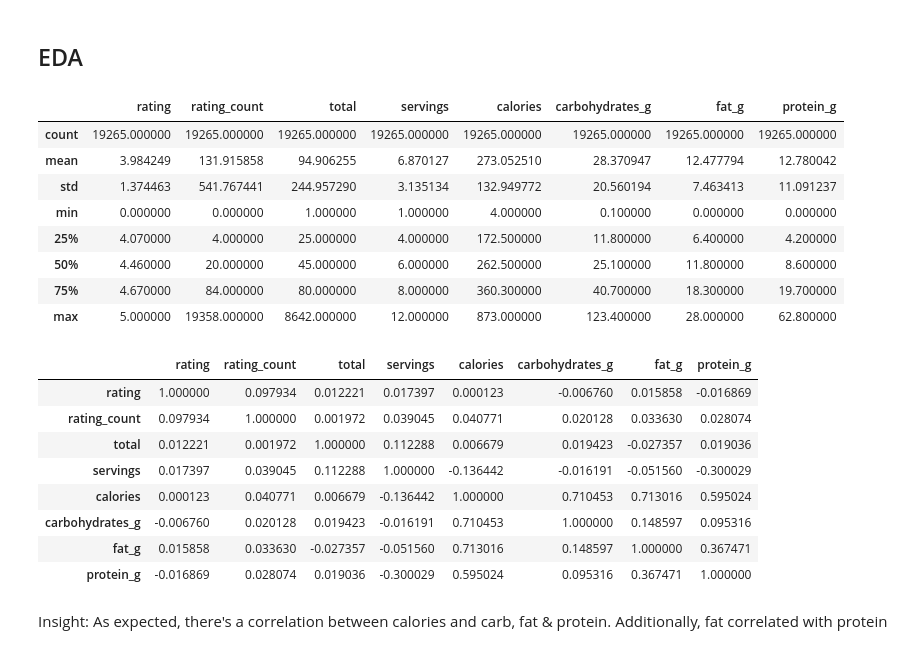
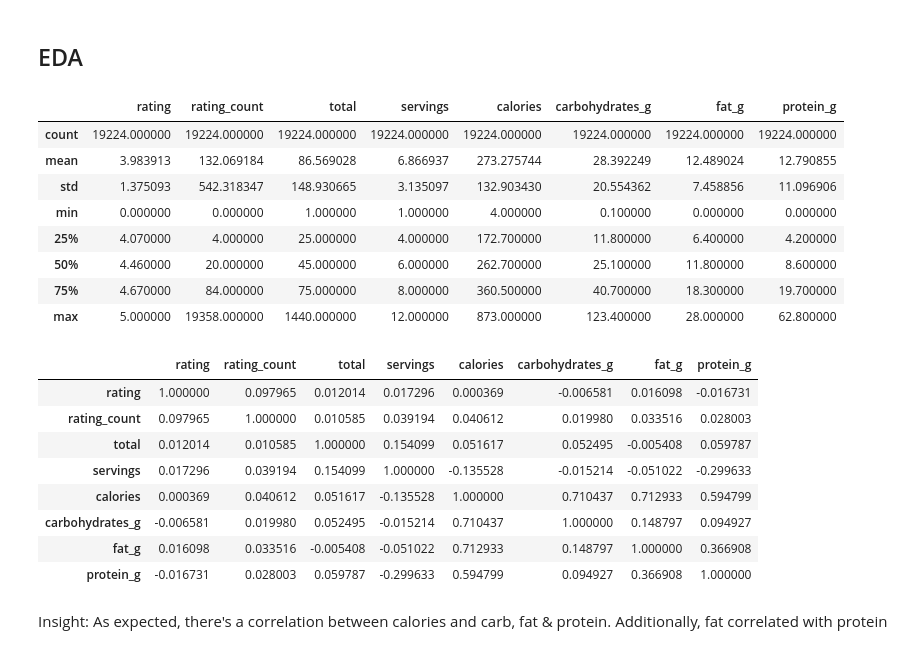
Before and after one commit to Hanadi-am/Personalized_Recipe_Recommender, a Jupyter notebook: src/Recipe.ipynb, the cells around one changed output. Cells and saved outputs as stored; diff of their text form; code cells hidden in the pictures.

```diff
--- a/src/Recipe.ipynb
+++ b/src/Recipe.ipynb
@@ -236,2 +233,5 @@ Recipe['total'] = Recipe['total'].apply(humantime2minutes)
+# %%
+###Set the maxmum total time to no more than 1 day (1440 mins)
+recipe = recipe[recipe['total'] <= 1440]
 # %%
 ##Check after cleaning
@@ -270,5 +260,5 @@ Recipe = Recipe[~Recipe.ingredients.str.contains('liqueur')]
 # %%
 ### Convert the ingredients column to a list
-Recipe['ingredients'] = Recipe['ingredients'].str.strip('()').str.split(';')
+recipe['ingredients'] = recipe['ingredients'].str.strip('()').str.split(';')
 # %%
 ##save to new csv
@@ -696,8 +686,8 @@ def ingredient_parser(ingreds):
 # %%
 ##Apply the function to ingredients column
 if __name__ == "__main__":
-    Recipe = pd.read_csv(config.RECIPES_PATH)
-    Recipe["ingredients_parsed"] = Recipe["ingredients"].apply(
+    recipe = pd.read_csv(config.RECIPES_PATH)
+    recipe["ingredients_parsed"] = recipe["ingredients"].apply(
         lambda x: ingredient_parser(x)
     )
 # %%
@@ -711,19 +701,13 @@ Recipe.head(3)
 # %% [markdown]
 ### Name feature
 # %%
-###Remove certain recipes such as (seasonings, animal treat) <<< WHY IT AINT WORKING :')???
+###Remove certain recipes such as (seasonings, animal treat)
 
-# Recipe = Recipe[Recipe['name'] != 'Seasonings']
-# Recipe = Recipe[Recipe['name'] != 'Seasoning']
-# Recipe = Recipe[Recipe['name'] != 'Treat']
-
-# recname = ['seasonings', 'seasoning', 'treat']
-
-Recipe = Recipe[~Recipe.name.str.contains('Seasoning')]
-Recipe = Recipe[~Recipe.name.str.contains('Treat')]
+recipe = recipe[~recipe.name.str.contains('Seasoning')]
+recipe = recipe[~recipe.name.str.contains('Treat')]
 
 
 
-Recipe.sort_values('name')
+recipe.sort_values('name')
 # %% [output]
 |  | name | url | category | rating | rating_count | ingredients | total | servings | yield | calories | ... |
@@ -776,30 +760,30 @@ Recipe.head(3)
 ## EDA
 # %%
 ##Summary statisitcs
-Recipe.describe()
+recipe.describe()
 # %% [output]
 |  | rating | rating_count | total | servings | calories | carbohydrates_g | fat_g | protein_g |
-| count | 19265.000000 | 19265.000000 | 19265.000000 | 19265.000000 | 19265.000000 | 19265.000000 | 19265.000000 | 19265.000000 |
-| mean | 3.984249 | 131.915858 | 94.906255 | 6.870127 | 273.052510 | 28.370947 | 12.477794 | 12.780042 |
-| std | 1.374463 | 541.767441 | 244.957290 | 3.135134 | 132.949772 | 20.560194 | 7.463413 | 11.091237 |
+| count | 19224.000000 | 19224.000000 | 19224.000000 | 19224.000000 | 19224.000000 | 19224.000000 | 19224.000000 | 19224.000000 |
+| mean | 3.983913 | 132.069184 | 86.569028 | 6.866937 | 273.275744 | 28.392249 | 12.489024 | 12.790855 |
+| std | 1.375093 | 542.318347 | 148.930665 | 3.135097 | 132.903430 | 20.554362 | 7.458856 | 11.096906 |
 | min | 0.000000 | 0.000000 | 1.000000 | 1.000000 | 4.000000 | 0.100000 | 0.000000 | 0.000000 |
-| 25% | 4.070000 | 4.000000 | 25.000000 | 4.000000 | 172.500000 | 11.800000 | 6.400000 | 4.200000 |
-| 50% | 4.460000 | 20.000000 | 45.000000 | 6.000000 | 262.500000 | 25.100000 | 11.800000 | 8.600000 |
-| 75% | 4.670000 | 84.000000 | 80.000000 | 8.000000 | 360.300000 | 40.700000 | 18.300000 | 19.700000 |
-| max | 5.000000 | 19358.000000 | 8642.000000 | 12.000000 | 873.000000 | 123.400000 | 28.000000 | 62.800000 |
+| 25% | 4.070000 | 4.000000 | 25.000000 | 4.000000 | 172.700000 | 11.800000 | 6.400000 | 4.200000 |
+| 50% | 4.460000 | 20.000000 | 45.000000 | 6.000000 | 262.700000 | 25.100000 | 11.800000 | 8.600000 |
+| 75% | 4.670000 | 84.000000 | 75.000000 | 8.000000 | 360.500000 | 40.700000 | 18.300000 | 19.700000 |
+| max | 5.000000 | 19358.000000 | 1440.000000 | 12.000000 | 873.000000 | 123.400000 | 28.000000 | 62.800000 |
 # %%
 ##Correlation matrix
-Recipe.corr().style.background_gradient()
+recipe.corr().style.background_gradient()
 # %% [output]
 |  | rating | rating_count | total | servings | calories | carbohydrates_g | fat_g | protein_g |
-| rating | 1.000000 | 0.097934 | 0.012221 | 0.017397 | 0.000123 | -0.006760 | 0.015858 | -0.016869 |
-| rating_count | 0.097934 | 1.000000 | 0.001972 | 0.039045 | 0.040771 | 0.020128 | 0.033630 | 0.028074 |
-| total | 0.012221 | 0.001972 | 1.000000 | 0.112288 | 0.006679 | 0.019423 | -0.027357 | 0.019036 |
-| servings | 0.017397 | 0.039045 | 0.112288 | 1.000000 | -0.136442 | -0.016191 | -0.051560 | -0.300029 |
-| calories | 0.000123 | 0.040771 | 0.006679 | -0.136442 | 1.000000 | 0.710453 | 0.713016 | 0.595024 |
-| carbohydrates_g | -0.006760 | 0.020128 | 0.019423 | -0.016191 | 0.710453 | 1.000000 | 0.148597 | 0.095316 |
-| fat_g | 0.015858 | 0.033630 | -0.027357 | -0.051560 | 0.713016 | 0.148597 | 1.000000 | 0.367471 |
-| protein_g | -0.016869 | 0.028074 | 0.019036 | -0.300029 | 0.595024 | 0.095316 | 0.367471 | 1.000000 |
+| rating | 1.000000 | 0.097965 | 0.012014 | 0.017296 | 0.000369 | -0.006581 | 0.016098 | -0.016731 |
+| rating_count | 0.097965 | 1.000000 | 0.010585 | 0.039194 | 0.040612 | 0.019980 | 0.033516 | 0.028003 |
+| total | 0.012014 | 0.010585 | 1.000000 | 0.154099 | 0.051617 | 0.052495 | -0.005408 | 0.059787 |
+| servings | 0.017296 | 0.039194 | 0.154099 | 1.000000 | -0.135528 | -0.015214 | -0.051022 | -0.299633 |
+| calories | 0.000369 | 0.040612 | 0.051617 | -0.135528 | 1.000000 | 0.710437 | 0.712933 | 0.594799 |
+| carbohydrates_g | -0.006581 | 0.019980 | 0.052495 | -0.015214 | 0.710437 | 1.000000 | 0.148797 | 0.094927 |
+| fat_g | 0.016098 | 0.033516 | -0.005408 | -0.051022 | 0.712933 | 0.148797 | 1.000000 | 0.366908 |
+| protein_g | -0.016731 | 0.028003 | 0.059787 | -0.299633 | 0.594799 | 0.094927 | 0.366908 | 1.000000 |
 # %% [markdown]
 Insight: As expected, there's a correlation between calories and carb, fat & protein. Additionally, fat correlated with protein
 # %%
```
Also changed, not shown: parts of 51 cells of this notebook, 3 other files.
